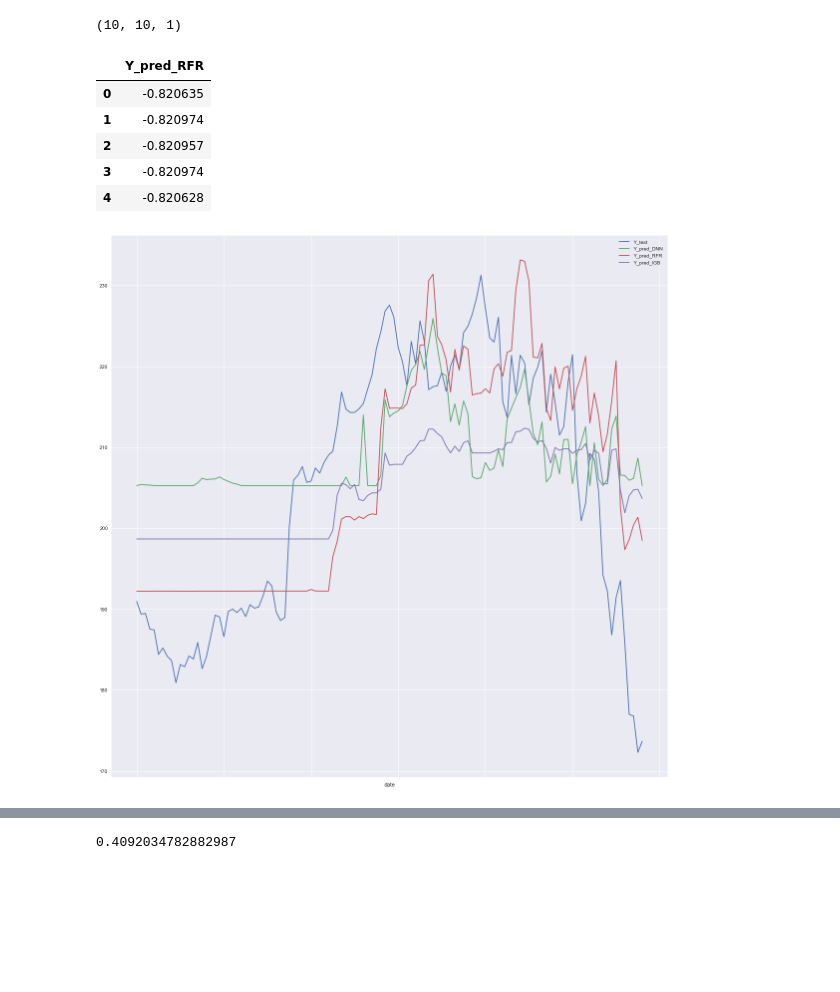
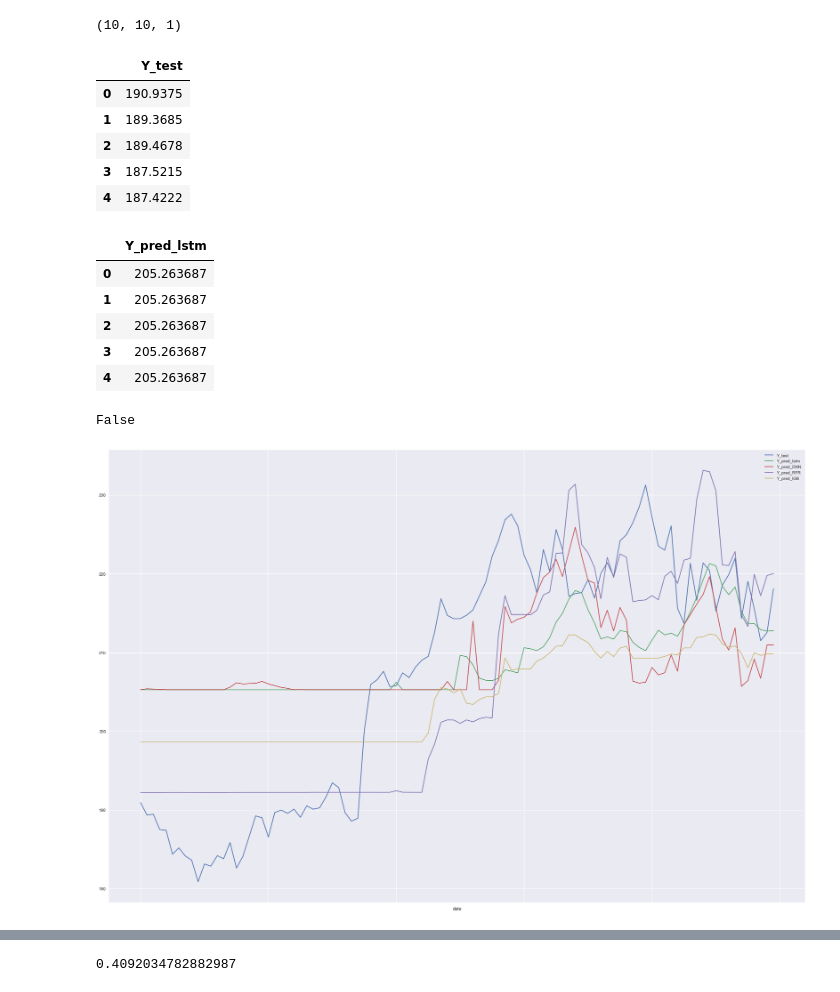
Before and after one commit to Neeraj-Natu/machine-learning_in_finance, a Jupyter notebook: utils/Exploring_ML_in_Finance.ipynb, the cells around one changed output, grey strips where cells are left out. Saved outputs shown, nothing was run; the diff lists cells and outputs as text; code cells hidden in the pictures; blank space fills up the shorter version.

Commit message:
updating a new lstm model with reduced layers.

```diff
--- a/utils/Exploring_ML_in_Finance.ipynb
+++ b/utils/Exploring_ML_in_Finance.ipynb
@@ -543,9 +570,43 @@ Y_pred_lGB = LightGBM_loaded_model.predict(X_test);
 
 # And then the LSTM
 Y_pred_lstm = LSTM_loaded_model.predict(X_test_lstm);
+# %%
+
+## LSTM data needs special care
+Y_pred_lstm = Y_pred_lstm.reshape(100,1);
+Y_test_lstm = Y_test_lstm.reshape(100,1);
+
+Y_test_lstm_df = pd.DataFrame(Y_test_lstm, columns=['Y_test_lstm']);
+Y_pred_lstm_df = pd.DataFrame(Y_pred_lstm, columns=['Y_pred_lstm']);
+
+
+
+Y_pred_lstm = Y_Test_scaler.inverse_transform(Y_pred_lstm_df);
+Y_test_lstm = Y_Test_scaler.inverse_transform(Y_test_lstm_df);
+
+
+Y_test_lstm = pd.DataFrame(Y_test_lstm, columns=['Y_test']);
+Y_pred_lstm = pd.DataFrame(Y_pred_lstm, columns=['Y_pred_lstm']);
+
+display(Y_test_lstm.head());
+display(Y_pred_lstm.head());
+# %% [output]
+|  | Y_test |
+| 0 | 190.9375 |
+| 1 | 189.3685 |
+| 2 | 189.4678 |
+| 3 | 187.5215 |
+| 4 | 187.4222 |
+|  | Y_pred_lstm |
+| 0 | 205.263687 |
+| 1 | 205.263687 |
+| 2 | 205.263687 |
+| 3 | 205.263687 |
+| 4 | 205.263687 |
 # %%
 ## First let's add the date column to predictions and test set to start plotting the data,
 ## for let's convert them to their dataframes
+
 
 # prepare data to do inverse transformation
 Y_test_df = pd.DataFrame(Y_test,columns=['Y_test']);
@@ -553,7 +614,13 @@ Y_pred_DNN_df = pd.DataFrame(Y_pred_DNN,columns=['Y_pred_DNN']);
 Y_pred_RFR_df = pd.DataFrame(Y_pred_RFR,columns=['Y_pred_RFR']);
 Y_pred_lGB_df = pd.DataFrame(Y_pred_lGB,columns=['Y_pred_lGB']);
 
-display(Y_pred_RFR_df.head());
+## LSTM data needs special care
+Y_pred_lstm = Y_pred_lstm.reshape(100,1);
+Y_test_lstm = Y_test_lstm.reshape(100,1);
+
+Y_test_lstm_df = pd.DataFrame(Y_test_lstm, columns=['Y_test_lstm']);
+Y_pred_lstm_df = pd.DataFrame(Y_pred_lstm, columns=['Y_pred_lstm']);
+
 
 # Do the inverse transform
 Y_pred_DNN = Y_Test_scaler.inverse_transform(Y_pred_DNN_df);
@@ -561,46 +628,49 @@ Y_pred_RFR = Y_Test_scaler.inverse_transform(Y_pred_RFR_df);
 Y_pred_lGB = Y_Test_scaler.inverse_transform(Y_pred_lGB_df);
 Y_test = Y_Test_scaler.inverse_transform(Y_test_df);
 
+Y_pred_lstm = Y_Test_scaler.inverse_transform(Y_pred_lstm_df);
+Y_test_lstm = Y_Test_scaler.inverse_transform(Y_test_lstm_df);
 
-# convert data back and add date column
 
+# convert data back to dataframes and add date column
 Y_test = pd.DataFrame(Y_test,columns=['Y_test']);
 Y_pred_DNN = pd.DataFrame(Y_pred_DNN,columns=['Y_pred_DNN']);
 Y_pred_RFR = pd.DataFrame(Y_pred_RFR,columns=['Y_pred_RFR']);
 Y_pred_lGB = pd.DataFrame(Y_pred_lGB,columns=['Y_pred_lGB']);
+
+Y_test_lstm = pd.DataFrame(Y_test_lstm, columns=['Y_test']);
+Y_pred_lstm = pd.DataFrame(Y_pred_lstm, columns=['Y_pred_lstm']);
+
+# At this point let's check if our lstm frame is actually the first 100 rows of test dataframe
+first_100_test = Y_test[:100];
+All_good = Y_test_lstm.equals(first_100_test)
+print(All_good)
+
+# Now that the data frames are similar we can drop the lstm test and only use the prediction from lstm further for our use
 
 
 # add the index of Test_set before copying it's date column over
 Y_test.index = Test_set.index
 Y_pred_DNN.index = Test_set.index;
 Y_pred_RFR.index = Test_set.index;
 Y_pred_lGB.index = Test_set.index;
+Y_pred_lstm.index = Test_set[:100].index;
 
 # add the date column
 Y_test['date'] = Test_set['date'];
 Y_pred_DNN['date'] = Test_set['date'];
 Y_pred_RFR['date'] = Test_set['date'];
 Y_pred_lGB['date'] = Test_set['date'];
-
+Y_pred_lstm['date'] = Test_set['date'];
 
 # merge all the dataframes
-All_prediction_frames = [Y_test,Y_pred_DNN,Y_pred_RFR,Y_pred_lGB];
+All_prediction_frames = [Y_test,Y_pred_lstm,Y_pred_DNN,Y_pred_RFR,Y_pred_lGB];
 Merged_prediction_frames = reduce(lambda  left,right: pd.merge(left,right,on='date'), All_prediction_frames)
 
 # plot the graph using merged dataframe
 Merged_prediction_frames.set_index('date', inplace=True);
 
-Merged_prediction_frames.plot(kind='line', grid=True,figsize=(20, 20));
-
-#display(Merged_prediction_frames.head())
-
-#display(Y_pred_RFR.head())
-#display(Y_pred_DNN.info())
+Merged_prediction_frames.plot(kind='line', grid=True,figsize=(30, 20));
 # %% [output]
-|  | Y_pred_RFR |
-| 0 | -0.820635 |
-| 1 | -0.820974 |
-| 2 | -0.820957 |
-| 3 | -0.820974 |
-| 4 | -0.820628 |
+False
-[figure, old version]
+[figure, new version]
```
Also changed, not shown: parts of 5 cells of this notebook, 4 other files.
